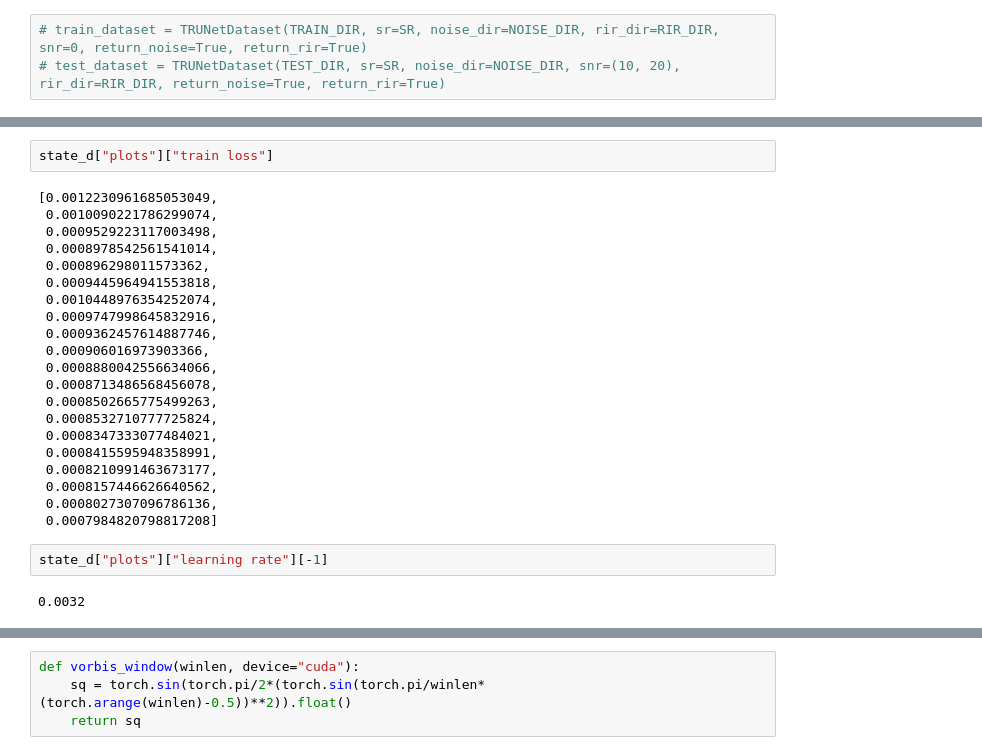
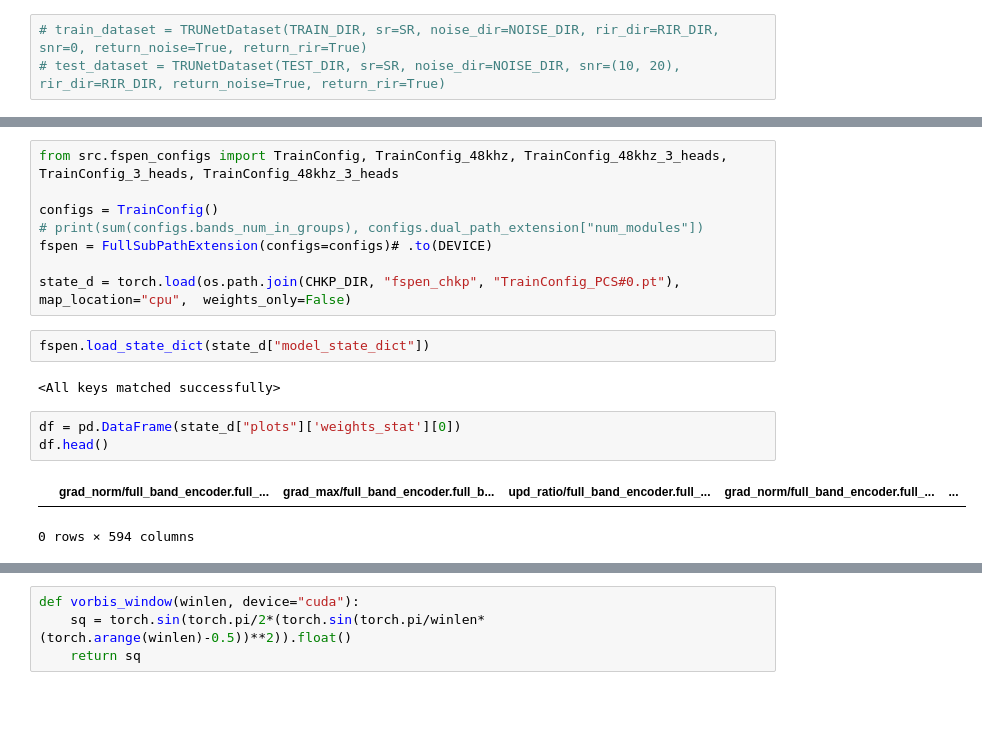
Before and after one commit to ZaharKondaurov/ems_dereverb, a Jupyter notebook: notebooks/sandbox_fspen.ipynb, the cells around one changed output, grey strips where cells are left out. Cells and saved outputs as stored; diff of their text form; blank space fills up the shorter version.

Commit message:
Changes and fixes in fspen model

```diff
--- a/notebooks/sandbox_fspen.ipynb
+++ b/notebooks/sandbox_fspen.ipynb
@@ -161,27 +71,18 @@ plt.show()
-# %%
-state_d["plots"]["train loss"]
-# %% [output]
-[0.0012230961685053049,
- 0.0010090221786299074,
- 0.0009529223117003498,
- 0.0008978542561541014,
- 0.000896298011573362,
- 0.0009445964941553818,
- 0.0010448976354252074,
- 0.0009747998645832916,
- 0.0009362457614887746,
- 0.000906016973903366,
- 0.0008880042556634066,
- 0.0008713486568456078,
- 0.0008502665775499263,
- 0.0008532710777725824,
- 0.0008347333077484021,
- 0.0008415595948358991,
- 0.0008210991463673177,
- 0.0008157446626640562,
- 0.0008027307096786136,
- 0.0007984820798817208]
-# %%
-state_d["plots"]["learning rate"][-1]
-# %% [output]
-0.0032
+# %%
+from src.fspen_configs import TrainConfig, TrainConfig_48khz, TrainConfig_48khz_3_heads, TrainConfig_3_heads, TrainConfig_48khz_3_heads
+
+configs = TrainConfig()
+# print(sum(configs.bands_num_in_groups), configs.dual_path_extension["num_modules"])
+fspen = FullSubPathExtension(configs=configs)# .to(DEVICE)
+
+state_d = torch.load(os.path.join(CHKP_DIR, "fspen_chkp", "TrainConfig_PCS#0.pt"), map_location="cpu",  weights_only=False)
+# %%
+fspen.load_state_dict(state_d["model_state_dict"])
+# %% [output]
+<All keys matched successfully>
+# %%
+df = pd.DataFrame(state_d["plots"]['weights_stat'][0])
+df.head()
+# %% [output]
+|  | grad_norm/full_band_encoder.full_... | grad_max/full_band_encoder.full_b... | upd_ratio/full_band_encoder.full_... | grad_norm/full_band_encoder.full_... | ... |
+0 rows × 594 columns
```
Also changed, not shown: parts of 42 cells of this notebook, 7 other files.
